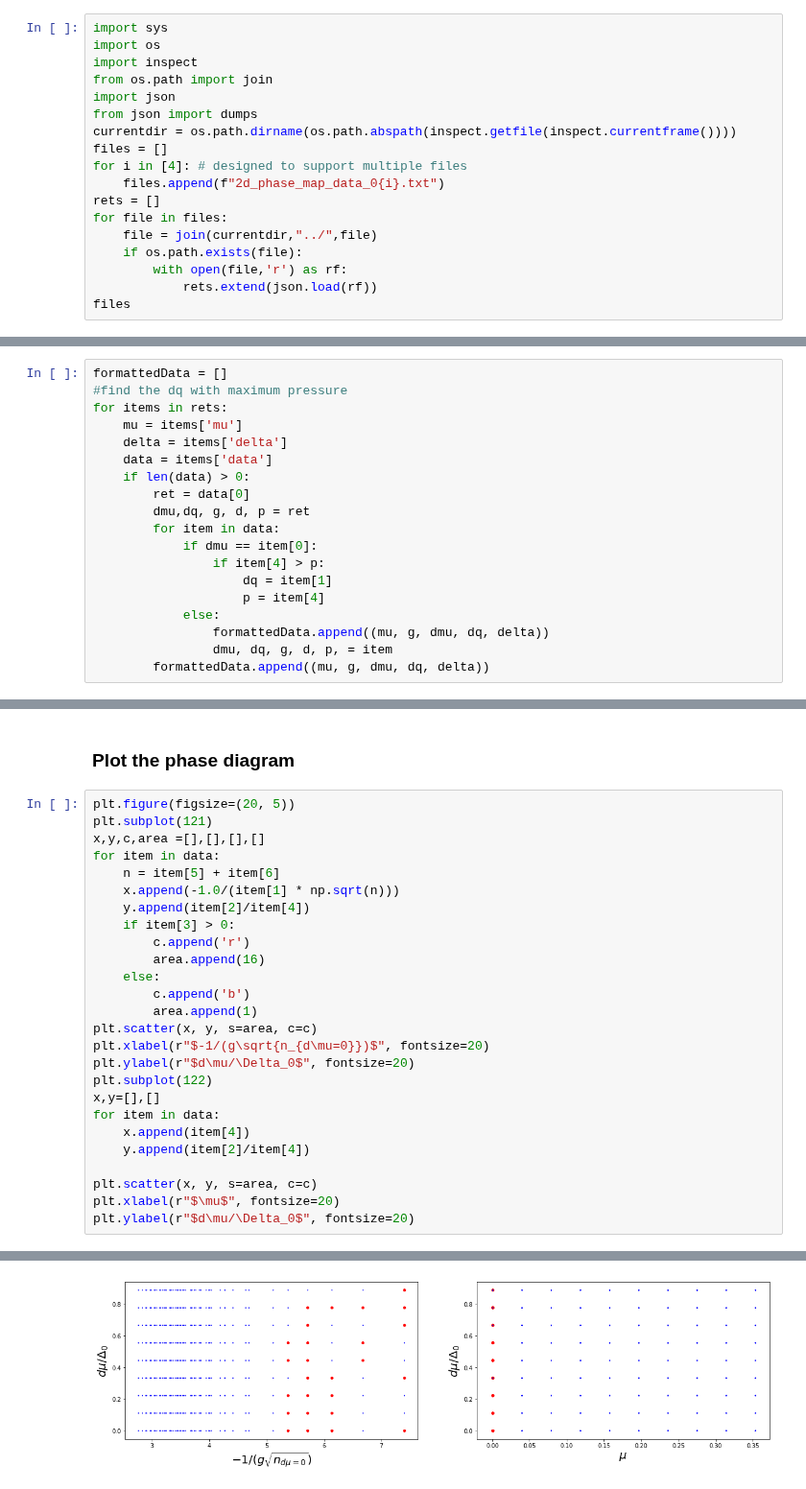
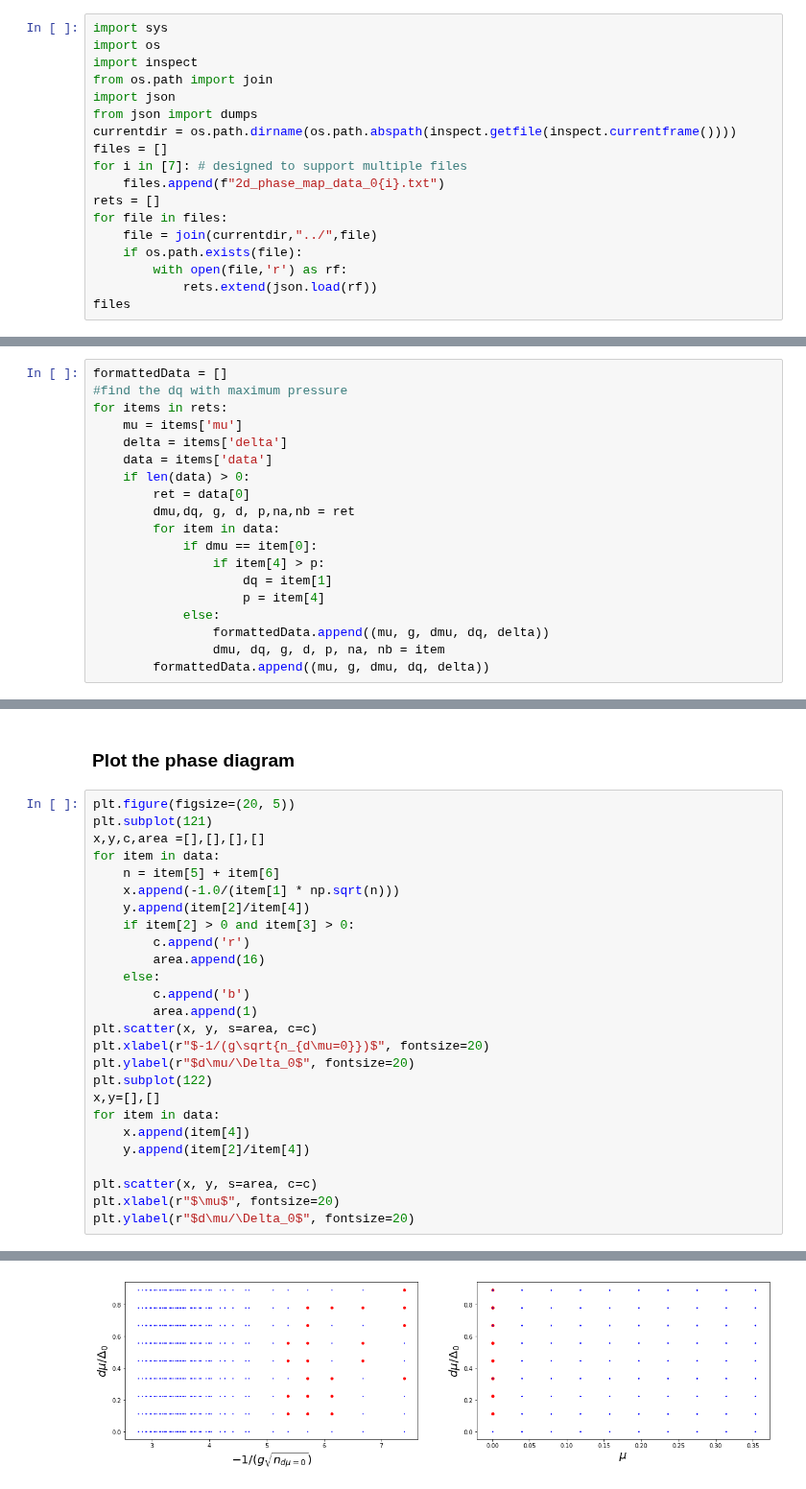
Before and after one commit to Chunde/QuantumFermionicTheory, a Jupyter notebook: mmf-hfb/Docs/2d_phase_diagram.ipynb, the cells around one changed output, grey strips where cells are left out. Shown at 96% size. Drawn from its saved outputs; the diff is of its cells as text.

Commit message:
DOC, TST, WIP: Update 2d_phase_diagram notebook. Continue to work out the derivative relations.  test with non-zero q.

```diff
--- a/mmf-hfb/Docs/2d_phase_diagram.ipynb
+++ b/mmf-hfb/Docs/2d_phase_diagram.ipynb
@@ -23,7 +23,7 @@ import json
 from json import dumps
 currentdir = os.path.dirname(os.path.abspath(inspect.getfile(inspect.currentframe())))
 files = []
-for i in [4]: # designed to support multiple files
+for i in [7]: # designed to support multiple files
     files.append(f"2d_phase_map_data_0{i}.txt")
 rets = []
 for file in files:
@@ -49,7 +49,7 @@ for items in rets:
     data = items['data']
     if len(data) > 0:
         ret = data[0]
-        dmu,dq, g, d, p = ret
+        dmu,dq, g, d, p,na,nb = ret
         for item in data:
             if dmu == item[0]:
                 if item[4] > p:
@@ -57,7 +57,7 @@ for items in rets:
                     p = item[4]
             else:
                 formattedData.append((mu, g, dmu, dq, delta))
-                dmu, dq, g, d, p, = item
+                dmu, dq, g, d, p, na, nb = item
         formattedData.append((mu, g, dmu, dq, delta))
 # %% [markdown]
 ### Compute density
@@ -75,29 +75,29 @@ for i in range(len(formattedData)):
 # %%
 plt.figure(figsize=(20, 5))
 plt.subplot(121)
 x,y,c,area =[],[],[],[]
 for item in data:
     n = item[5] + item[6]
     x.append(-1.0/(item[1] * np.sqrt(n)))
     y.append(item[2]/item[4])
-    if item[3] > 0:
+    if item[2] > 0 and item[3] > 0:
         c.append('r')
         area.append(16)
     else:
         c.append('b')
         area.append(1)
 plt.scatter(x, y, s=area, c=c)
 plt.xlabel(r"$-1/(g\sqrt{n_{d\mu=0}})$", fontsize=20)
 plt.ylabel(r"$d\mu/\Delta_0$", fontsize=20)
 plt.subplot(122)
 x,y=[],[]
 for item in data:
     x.append(item[4])
     y.append(item[2]/item[4])
 
 plt.scatter(x, y, s=area, c=c)
 plt.xlabel(r"$\mu$", fontsize=20)
 plt.ylabel(r"$d\mu/\Delta_0$", fontsize=20)
 # %% [output]
 Text(0, 0.5, '$d\\mu/\\Delta_0$')
-[figure, old version]
+[figure, new version]
```
Also changed, not shown: parts of 6 cells of this notebook, 3 other files.
